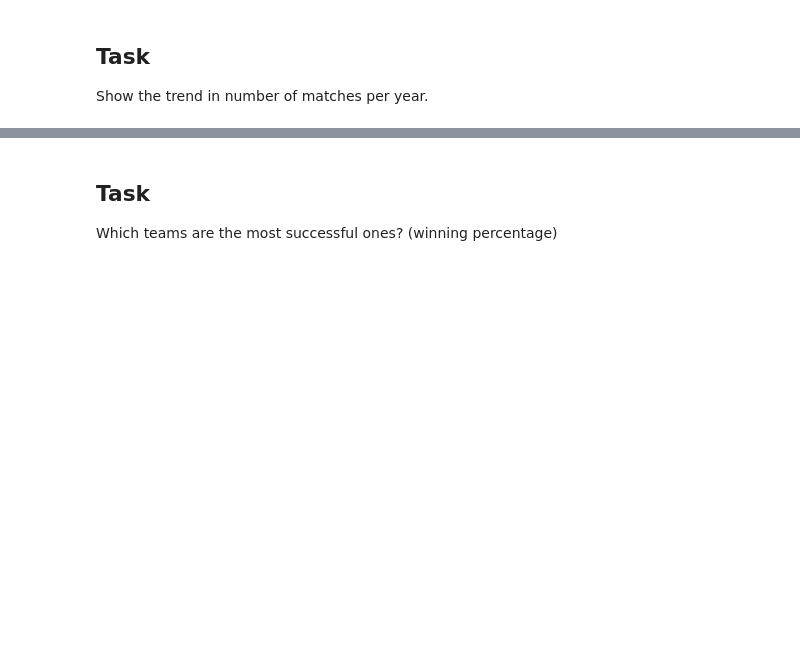
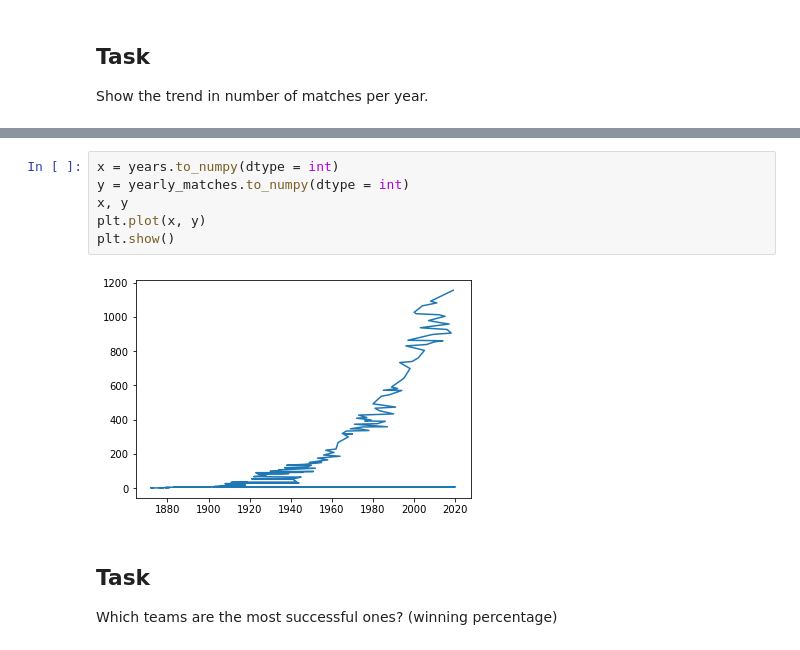
Before and after one commit to ryan-ferns/DS_auticon_week_3, a Jupyter notebook: dataviz_challenge.ipynb, the cells around one changed output, grey strips where cells are left out. Drawn from its saved outputs; the diff is of its cells as text; blank space fills up the shorter version.

```diff
--- a/dataviz_challenge.ipynb
+++ b/dataviz_challenge.ipynb
@@ -19,3 +342,11 @@ Show the trend in number of matches per year.
+# %%
+x = years.to_numpy(dtype = int)
+y = yearly_matches.to_numpy(dtype = int)
+x, y
+plt.plot(x, y)
+plt.show()
+# %% [output]
+[figure, added]
 # %% [markdown]
 ## Task
 Which teams are the most successful ones? (winning percentage)
```
Also changed, not shown: parts of 29 cells of this notebook.
